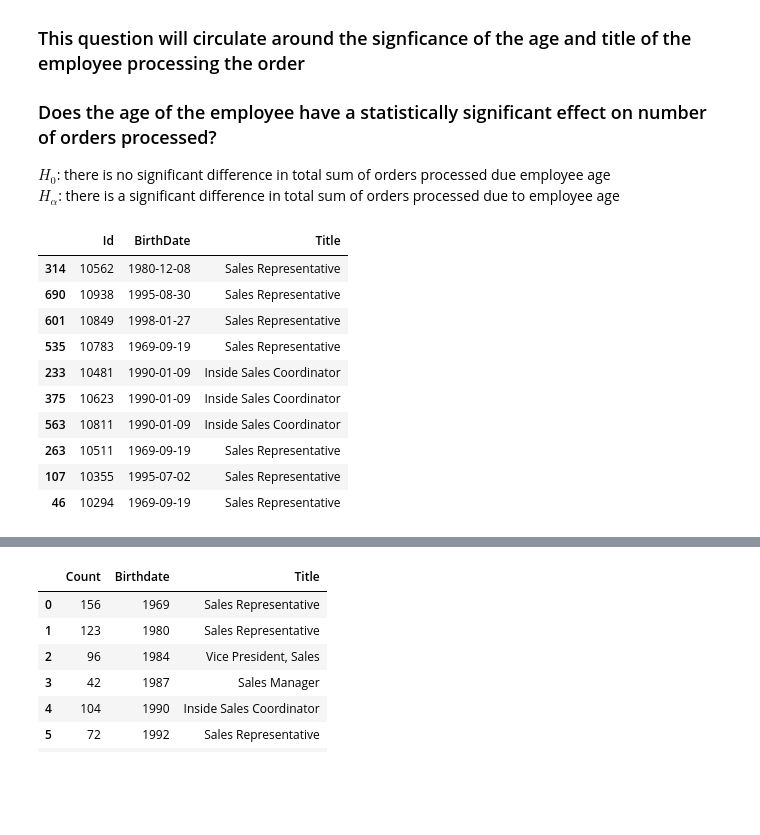
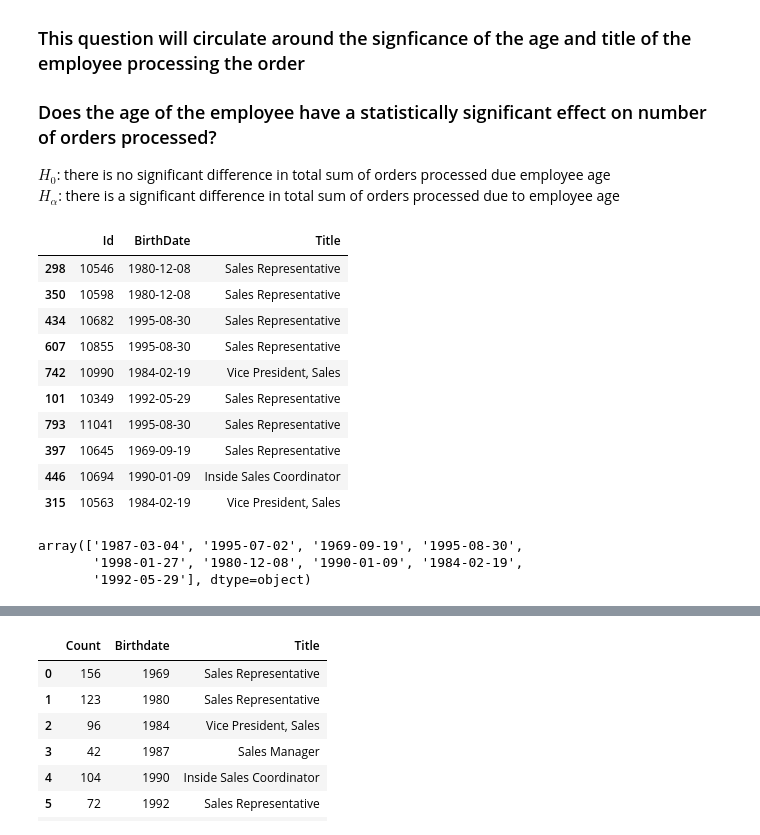
Before and after one commit to ajain1017/dsc-mod-3-project-online-ds-pt-081219, a Jupyter notebook: index.ipynb, the cells around one changed output, grey strips where cells are left out. Drawn from its saved outputs; the diff is of its cells as text; code cells hidden in the pictures; blank space fills up the shorter version.

```diff
--- a/index.ipynb
+++ b/index.ipynb
@@ -534,22 +689,27 @@ Both our ANOVA test and Tukey Post-HOC HSD pairwise test give us the conclusion
 $H_0$: there is no significant difference in total sum of orders processed due employee age
 $H_\alpha$: there is a significant difference in total sum of orders processed due to employee age
 # %%
+#SQL query selecting quantity ordered and discount
 x = """SELECT o.Id, e.BirthDate, e.Title
        FROM [Order] AS o
        JOIN Employee AS e ON o.EmployeeId = e.Id
        ;"""
 q3 = pd.read_sql_query(x, conn)
-q3.sample(10)
+display(q3.sample(10))
+q3.BirthDate.unique()
 # %% [output]
 |  | Id | BirthDate | Title |
-| 314 | 10562 | 1980-12-08 | Sales Representative |
-| 690 | 10938 | 1995-08-30 | Sales Representative |
-| 601 | 10849 | 1998-01-27 | Sales Representative |
-| 535 | 10783 | 1969-09-19 | Sales Representative |
-| 233 | 10481 | 1990-01-09 | Inside Sales Coordinator |
-| 375 | 10623 | 1990-01-09 | Inside Sales Coordinator |
-| 563 | 10811 | 1990-01-09 | Inside Sales Coordinator |
-| 263 | 10511 | 1969-09-19 | Sales Representative |
-| 107 | 10355 | 1995-07-02 | Sales Representative |
-| 46 | 10294 | 1969-09-19 | Sales Representative |
+| 298 | 10546 | 1980-12-08 | Sales Representative |
+| 350 | 10598 | 1980-12-08 | Sales Representative |
+| 434 | 10682 | 1995-08-30 | Sales Representative |
+| 607 | 10855 | 1995-08-30 | Sales Representative |
+| 742 | 10990 | 1984-02-19 | Vice President, Sales |
+| 101 | 10349 | 1992-05-29 | Sales Representative |
+| 793 | 11041 | 1995-08-30 | Sales Representative |
+| 397 | 10645 | 1969-09-19 | Sales Representative |
+| 446 | 10694 | 1990-01-09 | Inside Sales Coordinator |
+| 315 | 10563 | 1984-02-19 | Vice President, Sales |
+array(['1987-03-04', '1995-07-02', '1969-09-19', '1995-08-30',
+       '1998-01-27', '1980-12-08', '1990-01-09', '1984-02-19',
+       '1992-05-29'], dtype=object)
 # %%
```
Also changed, not shown: parts of 90 cells of this notebook, 12 other files.
